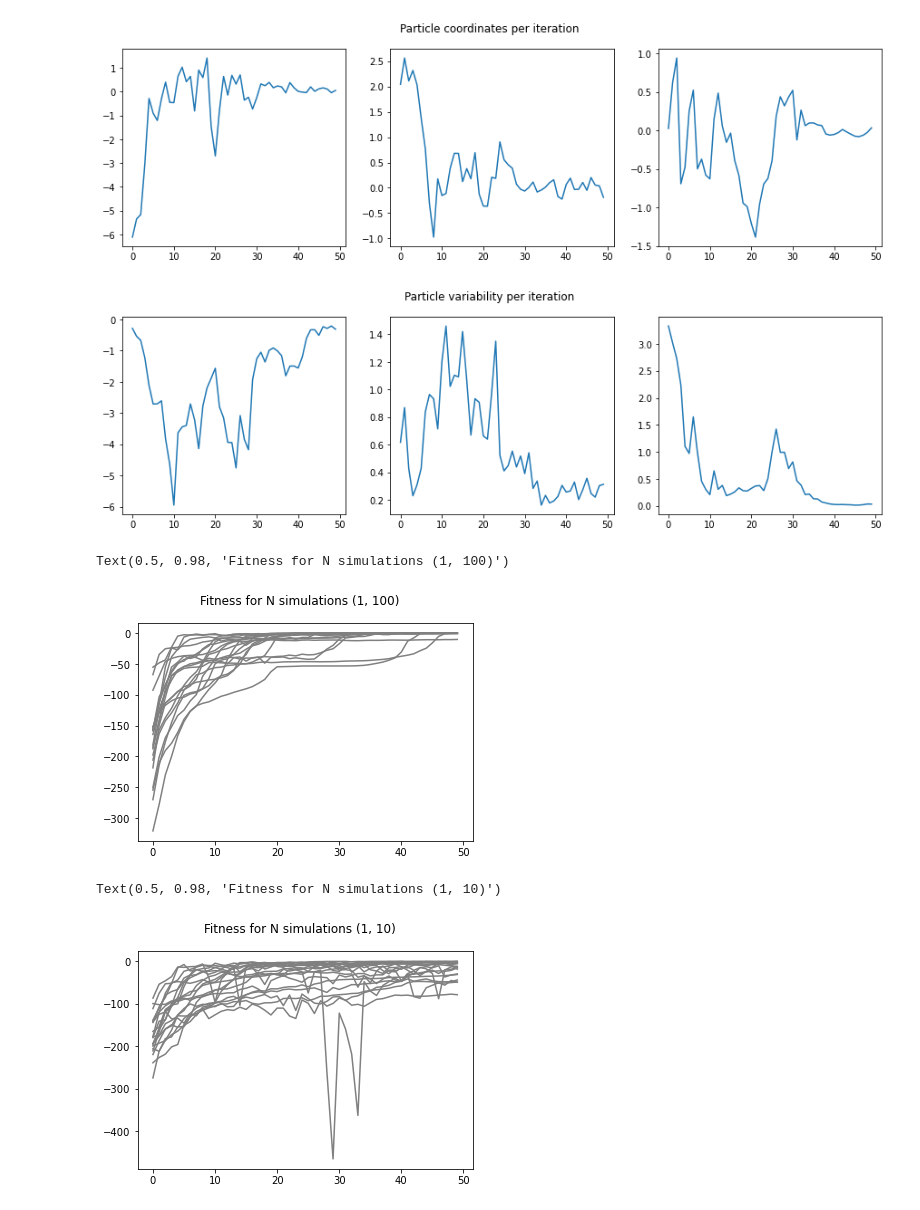
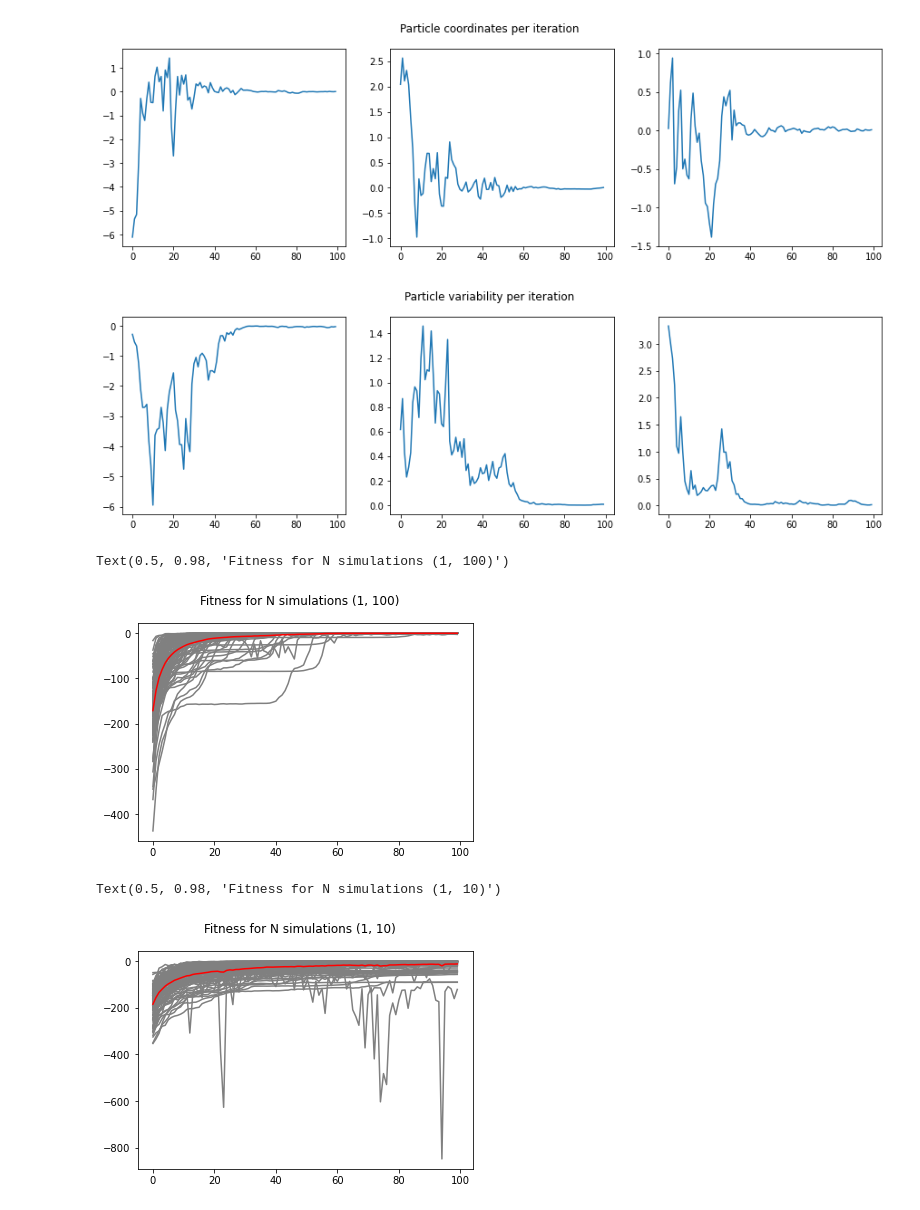
Before and after one commit to jvkersch/notebooks, a Jupyter notebook: EvolutionaryComputing.ipynb, the cells around one changed output. Drawn from its saved outputs; the diff is of its cells as text; code cells hidden in the pictures.

Commit message:
Convergence rate plots

```diff
--- a/EvolutionaryComputing.ipynb
+++ b/EvolutionaryComputing.ipynb
@@ -58,7 +58,7 @@ def evo_one_generation(x, v, n, m, fitness):
 def fitness(x):
     return -radial(x)
 # %%
-def computational_experiment(n, m, n_iter=50, d=7):
+def computational_experiment(n, m, n_iter=100, d=7):
 
     x = np.random.uniform(-10, 10, size=(n, d))
     v = np.random.normal(size=(n, d))
@@ -89,7 +89,7 @@ fig.suptitle("Particle coordinates per iteration")
 
 pass
 # %% [output]
-[figure, old version]
+[figure, new version]
 # %%
 fig, axes = plt.subplots(ncols=3, figsize=(15, 4))
 axes[0].plot([item[0, 0] for item in vs])
@@ -99,27 +99,39 @@ fig.suptitle("Particle variability per iteration")
 
 pass
 # %% [output]
-[figure, old version]
+[figure, new version]
 # %%
 fig, ax = plt.subplots()
 
-for _ in range(20):
+all_fs_100 = []
+for _ in range(100):
     _, _, fs = computational_experiment(1, 100)
+    all_fs_100.append(fs)
     ax.plot(fs, color="gray")
+
+all_fs_100 = np.squeeze(np.asarray(all_fs_100))
+ax.plot(np.mean(all_fs_100, axis=0), color="red")
+
 fig.suptitle("Fitness for N simulations (1, 100)")
 # %% [output]
 Text(0.5, 0.98, 'Fitness for N simulations (1, 100)')
-[figure, old version]
+[figure, new version]
 # %%
 fig, ax = plt.subplots()
 
-for _ in range(20):
+all_fs_10 = []
+for _ in range(100):
     _, _, fs = computational_experiment(1, 10)
     ax.plot(fs, color="gray")
+    all_fs_10.append(fs)
+
+all_fs_10 = np.squeeze(np.asarray(all_fs_10))
+ax.plot(np.mean(all_fs_10, axis=0), color="red")
+
 fig.suptitle("Fitness for N simulations (1, 10)")
 # %% [output]
 Text(0.5, 0.98, 'Fitness for N simulations (1, 10)')
-[figure, old version]
+[figure, new version]
 # %%
 fig, ax = plt.subplots()
 
```
Also changed, not shown: parts of 6 cells of this notebook.
